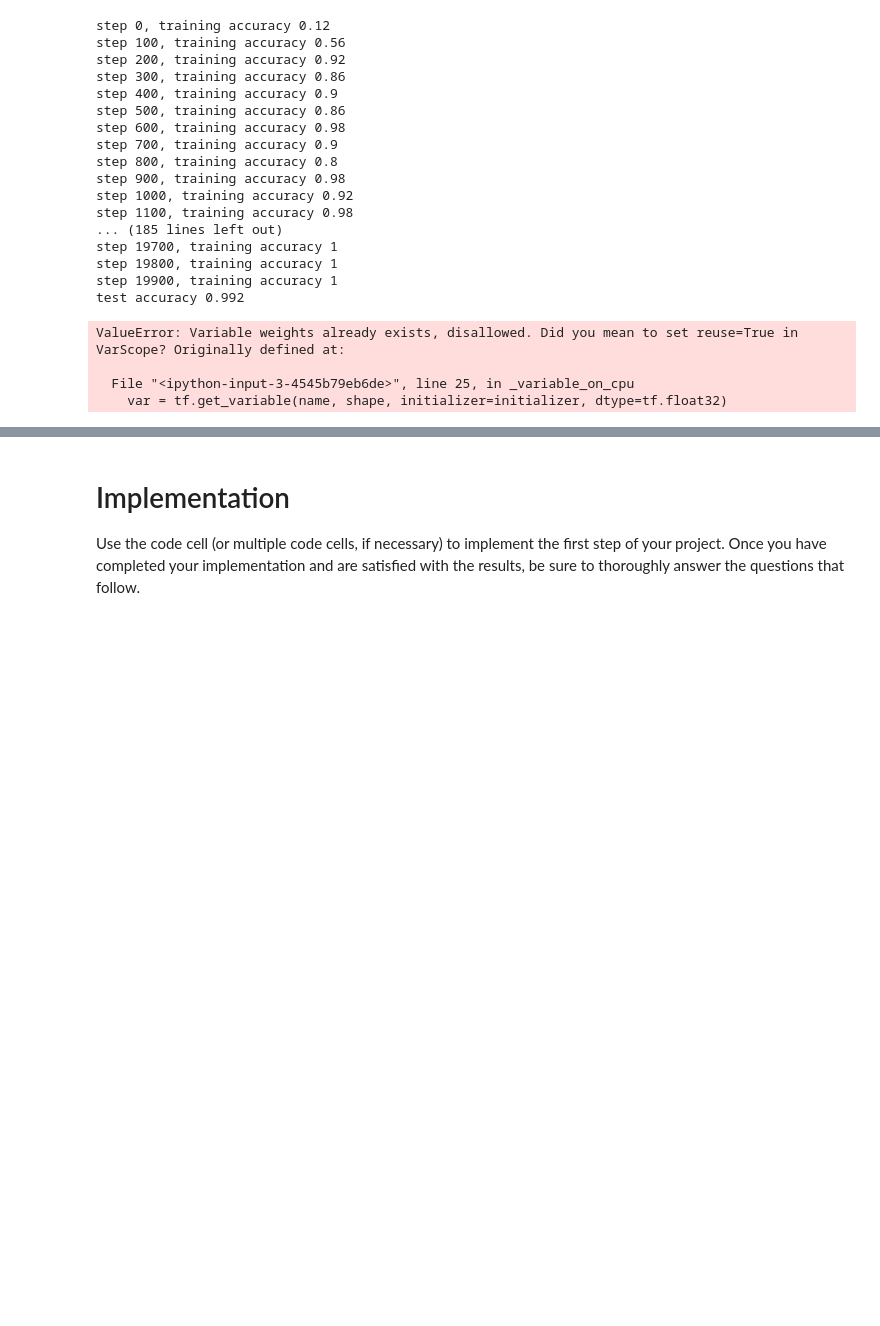
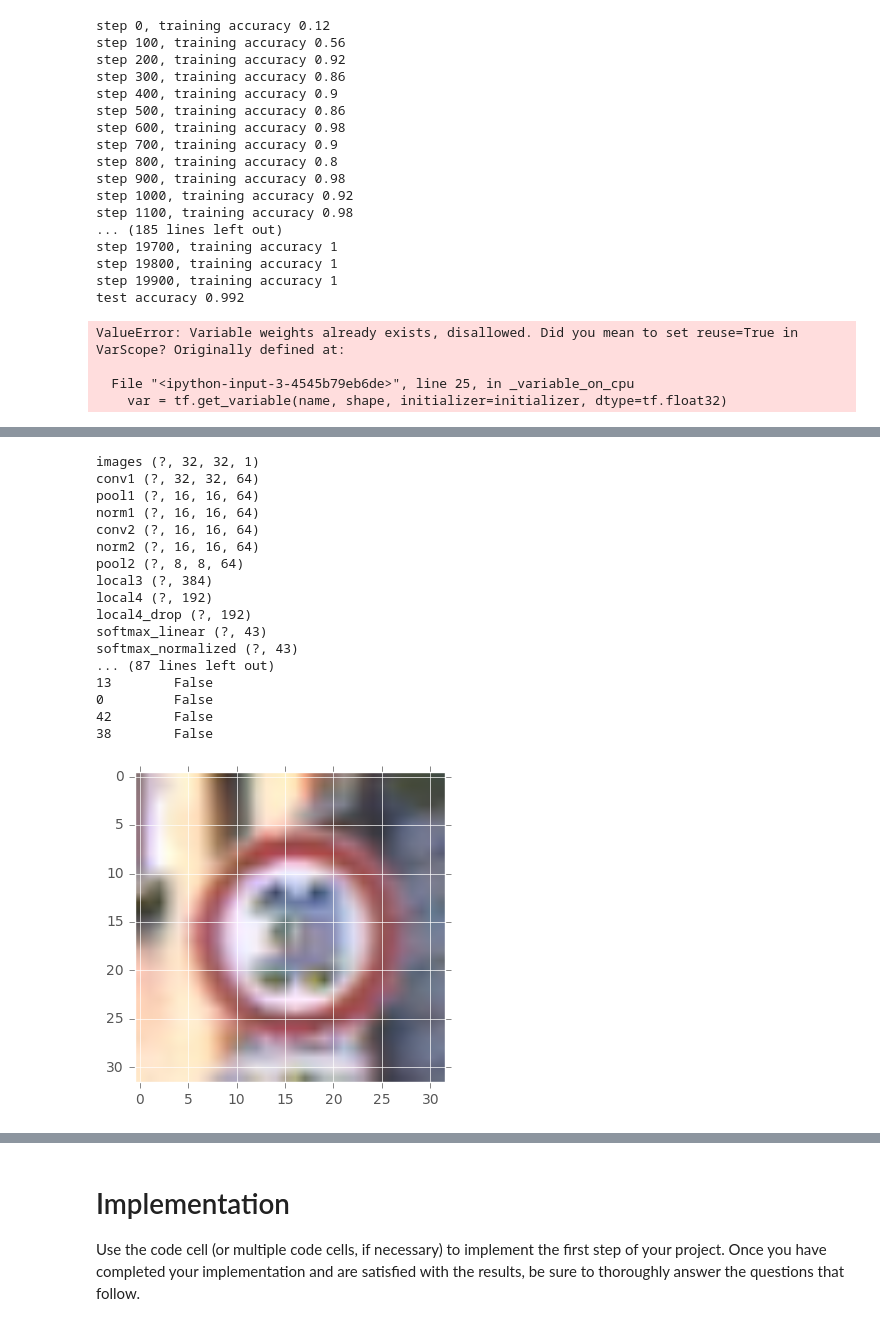
Before and after one commit to mimoralea/traffic-signs, a Jupyter notebook: Traffic_Signs_Recognition.ipynb, the cells around one changed output, grey strips where cells are left out. Drawn from its saved outputs; the diff is of its cells as text; code cells hidden in the pictures; blank space fills up the shorter version.

Commit message:
Setup for training

```diff
--- a/Traffic_Signs_Recognition.ipynb
+++ b/Traffic_Signs_Recognition.ipynb
@@ -475,0 +631,60 @@ ValueError: Variable weights already exists, disallowed. Did you mean to set reu
+# %%
+
+with tf.Graph().as_default() as g:
+
+    images_p = tf.placeholder(tf.float32, shape=[None, 32, 32, 3])
+    labels_p = tf.placeholder(tf.int32, shape=[None])
+    keep_prob_p = tf.placeholder(tf.float32)
+
+    process_op = classifier.augment_images(images_p)
+
+    logits = classifier.inference(process_op, keep_prob_p)
+
+    # Calculate predictions.
+    top_k_op = tf.nn.in_top_k(logits, labels_p, 5)
+
+    # Restore the moving average version of the learned variables for eval.
+    variable_averages = tf.train.ExponentialMovingAverage(
+        classifier.MOVING_AVERAGE_DECAY)
+    variables_to_restore = variable_averages.variables_to_restore()
+    saver = tf.train.Saver(variables_to_restore)
+
+    # Build the summary operation based on the TF collection of Summaries.
+    summary_op = tf.merge_all_summaries()
+
+    summary_writer = tf.train.SummaryWriter('eval_dir', g)
+
+    #precision = eval_once(saver, summary_writer, top_k_op, summary_op,
+    #                      X_test, y_test, images, labels)
+    #print('%s: test set precision %.3f' % (datetime.now(), precision))
+
+    idx = 100
+    img = X_test[idx]
+    label = y_test[idx]
+    predictions = eval_img(saver, logits,
+                           img, label,
+                           images_p, labels_p, keep_prob_p)
+    print(predictions)
+    plt.style.use('ggplot')
+
+    plt.imshow(img)
+    plt.show()
+# %% [output]
+images (?, 32, 32, 1)
+conv1 (?, 32, 32, 64)
+pool1 (?, 16, 16, 64)
+norm1 (?, 16, 16, 64)
+conv2 (?, 16, 16, 64)
+norm2 (?, 16, 16, 64)
+pool2 (?, 8, 8, 64)
+local3 (?, 384)
+local4 (?, 192)
+local4_drop (?, 192)
+softmax_linear (?, 43)
+softmax_normalized (?, 43)
+... (87 lines left out)
+13        False
+0         False
+42        False
+38        False
+[figure, added]
```
Also changed, not shown: parts of 8 cells of this notebook, 2 other files.
